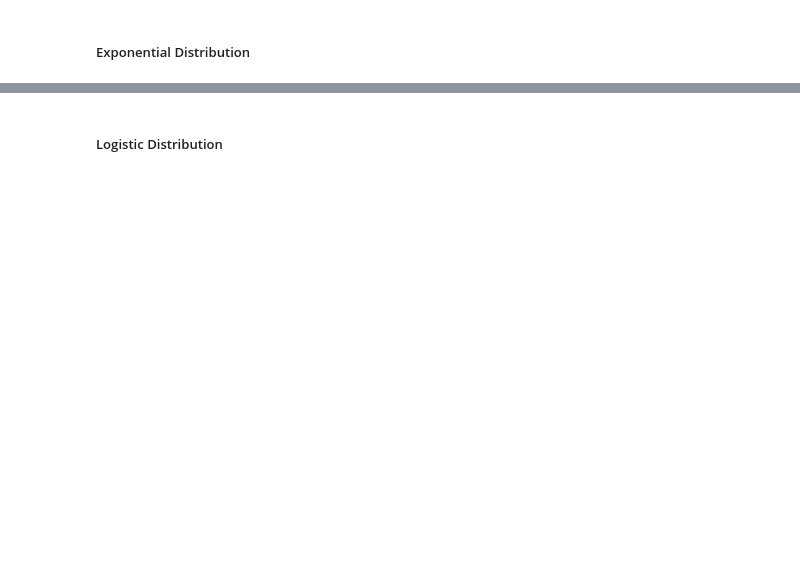
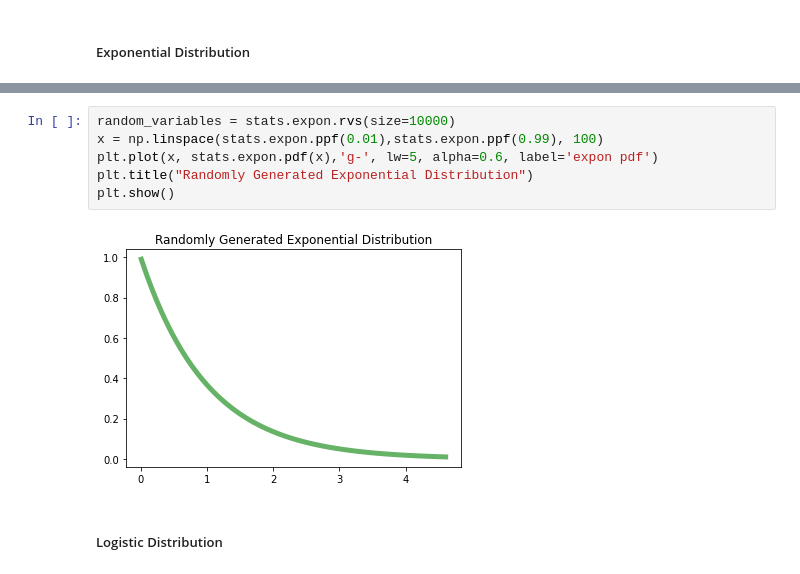
Before and after one commit to Pine9/StatBook, a Jupyter notebook: Statistics Workbook.ipynb, the cells around one changed output, grey strips where cells are left out. Cells and saved outputs as stored; diff of their text form; blank space fills up the shorter version.

```diff
--- a/Statistics Workbook.ipynb
+++ b/Statistics Workbook.ipynb
@@ -217,2 +250,10 @@ plt.show()
+# %%
+random_variables = stats.expon.rvs(size=10000)
+x = np.linspace(stats.expon.ppf(0.01),stats.expon.ppf(0.99), 100)
+plt.plot(x, stats.expon.pdf(x),'g-', lw=5, alpha=0.6, label='expon pdf')
+plt.title("Randomly Generated Exponential Distribution")
+plt.show()
+# %% [output]
+[figure, added]
 # %% [markdown]
 ##### Logistic Distribution
```
Also changed, not shown: parts of 7 cells of this notebook.
